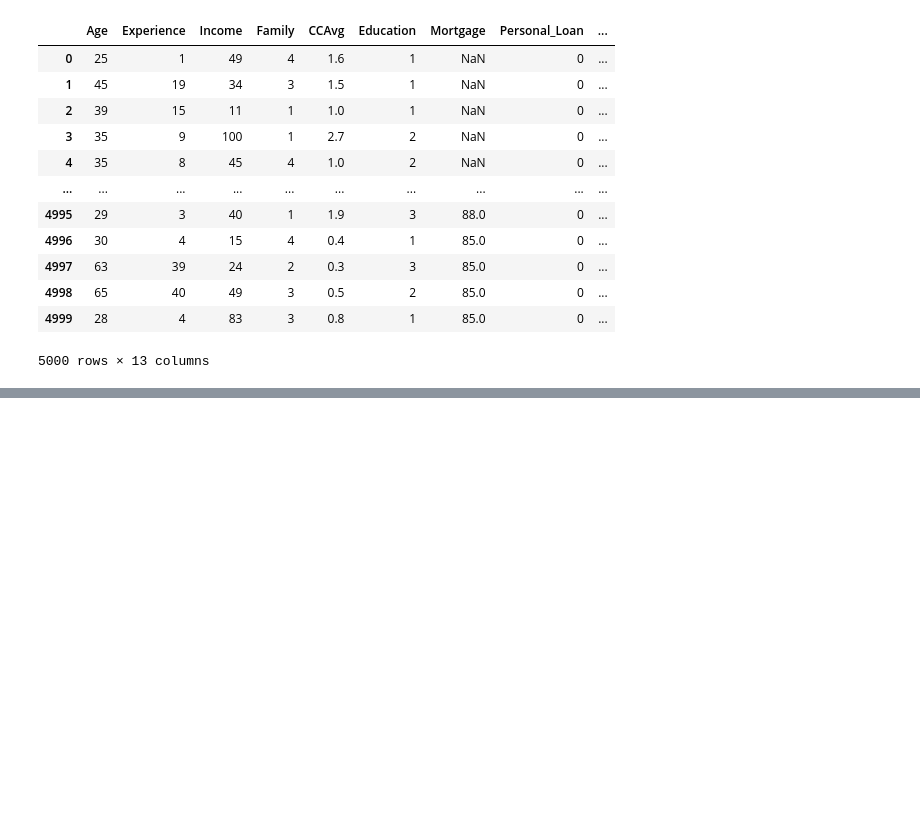
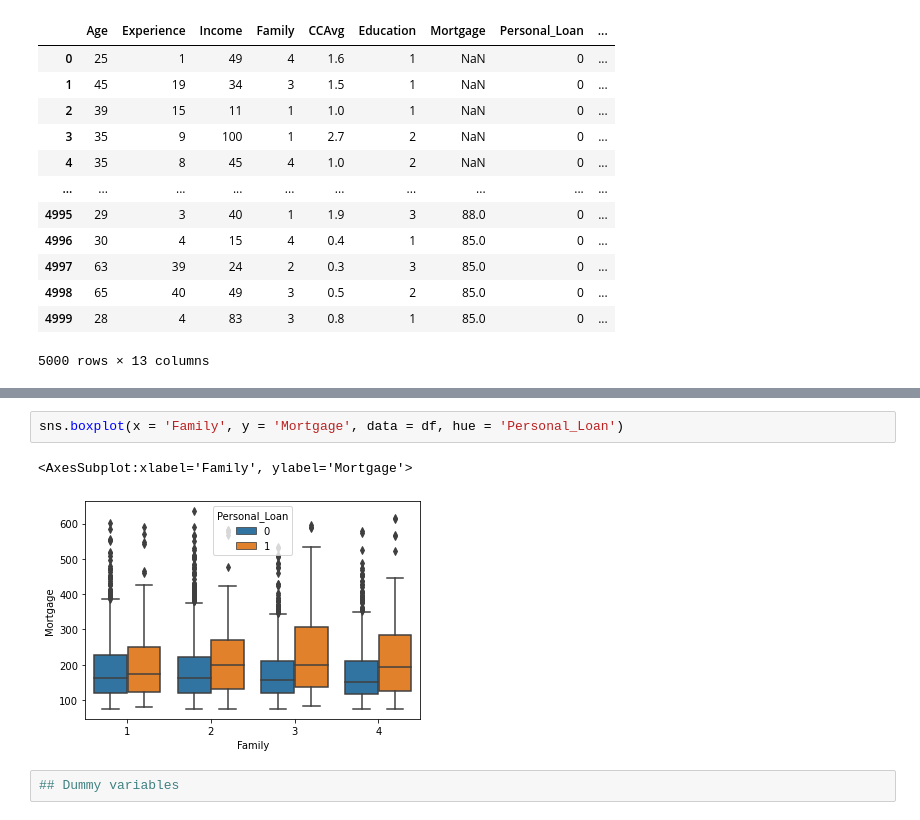
Before and after one commit to ozbunae/Bank_Loan_Predictions, a Jupyter notebook: First Bank Loan Model.ipynb, the cells around one changed output, grey strips where cells are left out. Drawn from its saved outputs; the diff is of its cells as text; blank space fills up the shorter version.

```diff
--- a/Untitled.ipynb
+++ b/First Bank Loan Model.ipynb
@@ -191,0 +279,7 @@ dtype: int64
+# %%
+sns.boxplot(x = 'Family', y = 'Mortgage', data = df, hue = 'Personal_Loan')
+# %% [output]
+<AxesSubplot:xlabel='Family', ylabel='Mortgage'>
+[figure, added]
+# %%
+## Dummy variables
```
Also changed, not shown: parts of 29 cells of this notebook, 1 other file.
